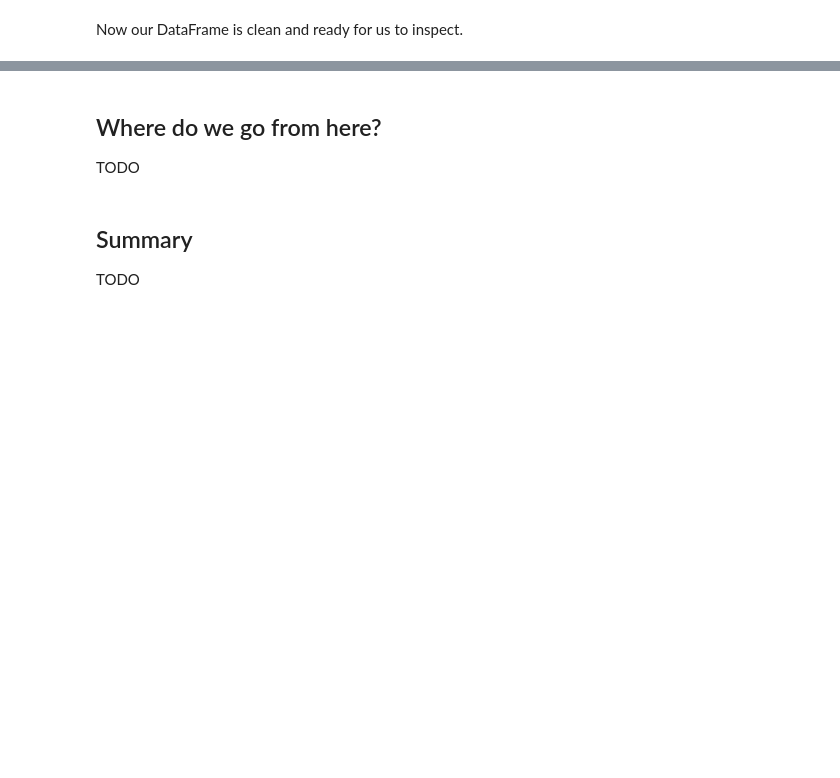
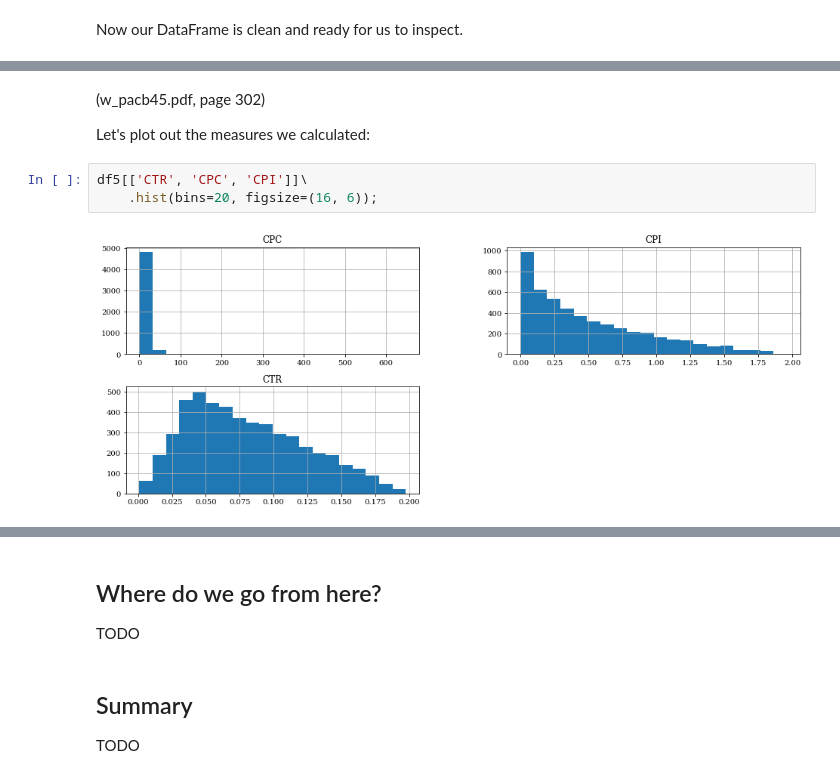
Before and after one commit to gmacario/learning-python, a Jupyter notebook: lpbook/ch9/ch9_dealing_with_data.ipynb, the cells around one changed output, grey strips where cells are left out. Cells and saved outputs as stored; diff of their text form; blank space fills up the shorter version.

```diff
--- a/lpbook/ch9/ch9_dealing_with_data.ipynb
+++ b/lpbook/ch9/ch9_dealing_with_data.ipynb
@@ -563,0 +569,9 @@ TODO
+# %% [markdown]
+(w_pacb45.pdf, page 302)
+
+Let's plot out the measures we calculated:
+# %%
+df5[['CTR', 'CPC', 'CPI']]\
+    .hist(bins=20, figsize=(16, 6));
+# %% [output]
+[figure, added]
```
Also changed, not shown: parts of 34 cells of this notebook.
